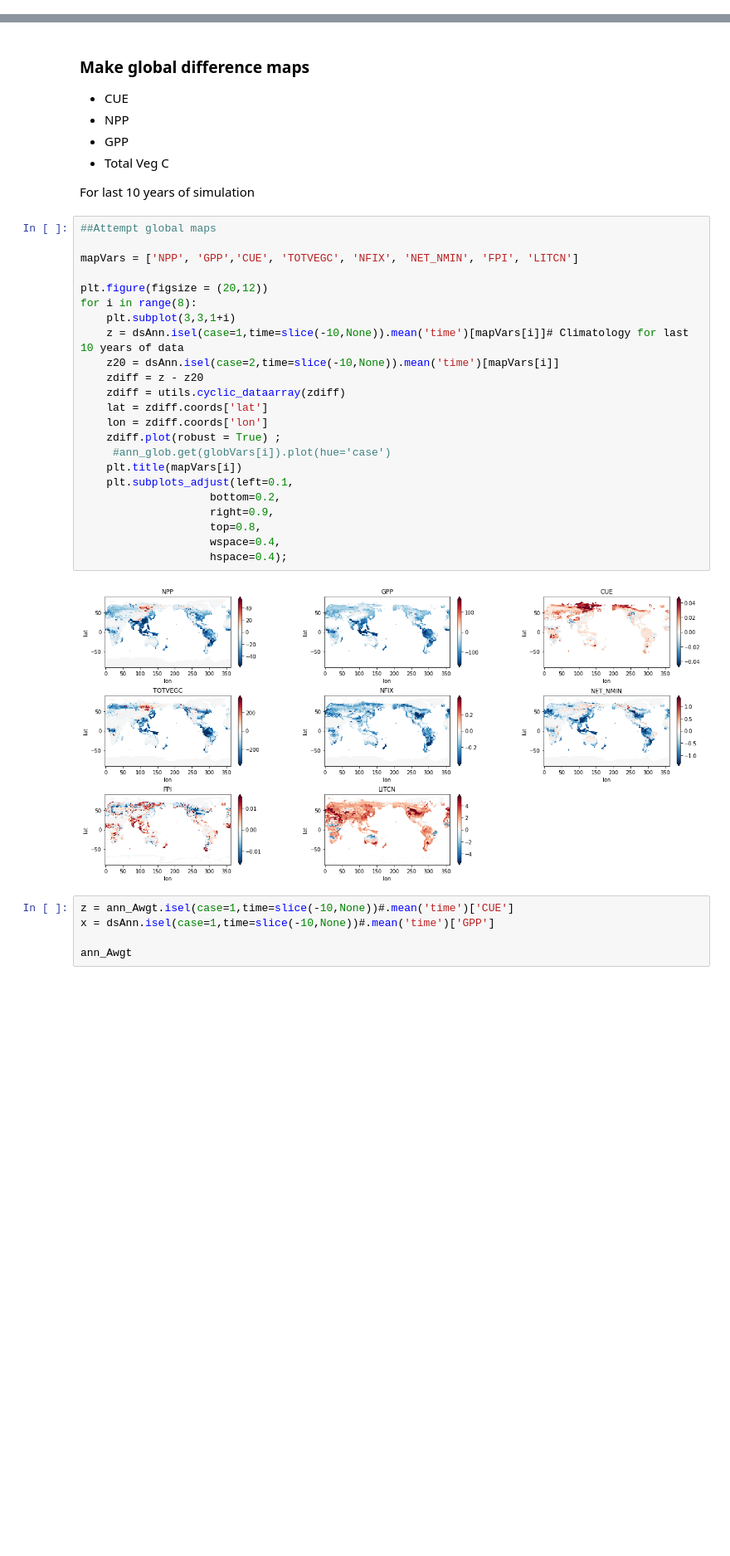
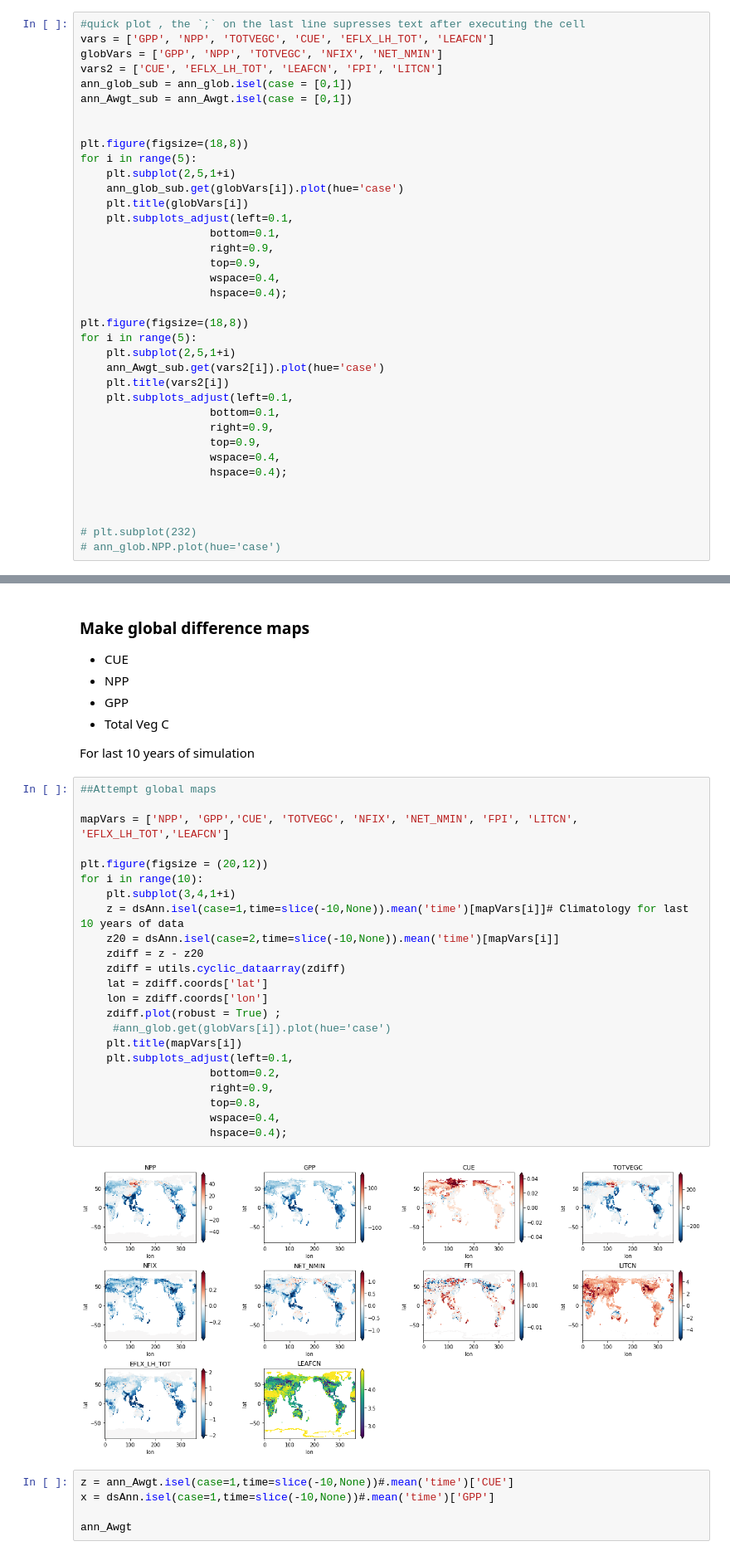
Before and after one commit to emhauser/Foliar-Stoichiometry_CO2, a Jupyter notebook: CN_CO2Global.ipynb, the cells around one changed output, grey strips where cells are left out. Shown at 83% size. Cells and saved outputs as stored; diff of their text form; blank space fills up the shorter version.

```diff
--- a/CN_CO2Global.ipynb
+++ b/CN_CO2Global.ipynb
@@ -250,0 +253,37 @@ for i in range(5):
+# %%
+#quick plot , the `;` on the last line supresses text after executing the cell
+vars = ['GPP', 'NPP', 'TOTVEGC', 'CUE', 'EFLX_LH_TOT', 'LEAFCN']
+globVars = ['GPP', 'NPP', 'TOTVEGC', 'NFIX', 'NET_NMIN']
+vars2 = ['CUE', 'EFLX_LH_TOT', 'LEAFCN', 'FPI', 'LITCN']
+ann_glob_sub = ann_glob.isel(case = [0,1])
+ann_Awgt_sub = ann_Awgt.isel(case = [0,1])
+
+
+plt.figure(figsize=(18,8))
+for i in range(5):
+    plt.subplot(2,5,1+i)
+    ann_glob_sub.get(globVars[i]).plot(hue='case')
+    plt.title(globVars[i])
+    plt.subplots_adjust(left=0.1,
+                    bottom=0.1,
+                    right=0.9,
+                    top=0.9,
+                    wspace=0.4,
+                    hspace=0.4);
+
+plt.figure(figsize=(18,8))
+for i in range(5):
+    plt.subplot(2,5,1+i)
+    ann_Awgt_sub.get(vars2[i]).plot(hue='case')
+    plt.title(vars2[i])
+    plt.subplots_adjust(left=0.1,
+                    bottom=0.1,
+                    right=0.9,
+                    top=0.9,
+                    wspace=0.4,
+                    hspace=0.4);
+
+
+
+# plt.subplot(232)
+# ann_glob.NPP.plot(hue='case')
@@ -262,28 +324,28 @@ For last 10 years of simulation
 # %%
 ##Attempt global maps
 
-mapVars = ['NPP', 'GPP','CUE', 'TOTVEGC', 'NFIX', 'NET_NMIN', 'FPI', 'LITCN']
+mapVars = ['NPP', 'GPP','CUE', 'TOTVEGC', 'NFIX', 'NET_NMIN', 'FPI', 'LITCN', 'EFLX_LH_TOT','LEAFCN']
 
 plt.figure(figsize = (20,12))
-for i in range(8):
-    plt.subplot(3,3,1+i)
+for i in range(10):
+    plt.subplot(3,4,1+i)
     z = dsAnn.isel(case=1,time=slice(-10,None)).mean('time')[mapVars[i]]# Climatology for last 10 years of data
     z20 = dsAnn.isel(case=2,time=slice(-10,None)).mean('time')[mapVars[i]]
     zdiff = z - z20
     zdiff = utils.cyclic_dataarray(zdiff)
     lat = zdiff.coords['lat']
     lon = zdiff.coords['lon']
     zdiff.plot(robust = True) ;
      #ann_glob.get(globVars[i]).plot(hue='case')
     plt.title(mapVars[i])
     plt.subplots_adjust(left=0.1,
                     bottom=0.2,
                     right=0.9,
                     top=0.8,
                     wspace=0.4,
                     hspace=0.4);
 # %% [output]
-[figure, old version]
+[figure, new version]
 # %%
 z = ann_Awgt.isel(case=1,time=slice(-10,None))#.mean('time')['CUE']
 x = dsAnn.isel(case=1,time=slice(-10,None))#.mean('time')['GPP']
```
Also changed, not shown: parts of 22 cells of this notebook.
